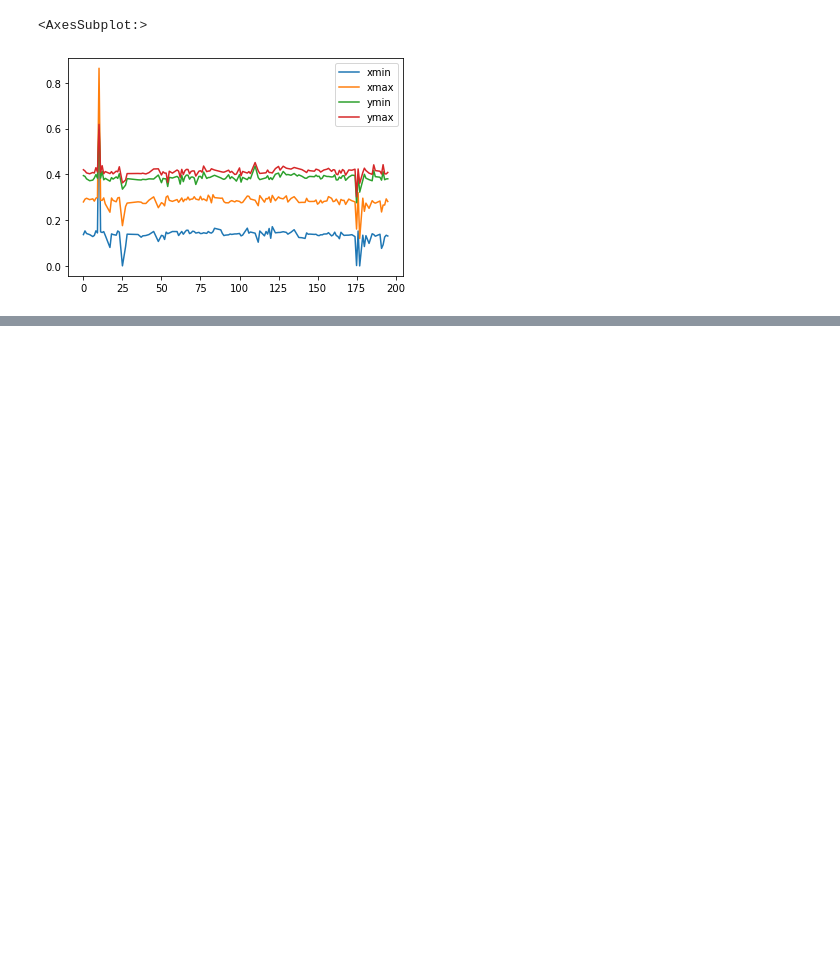
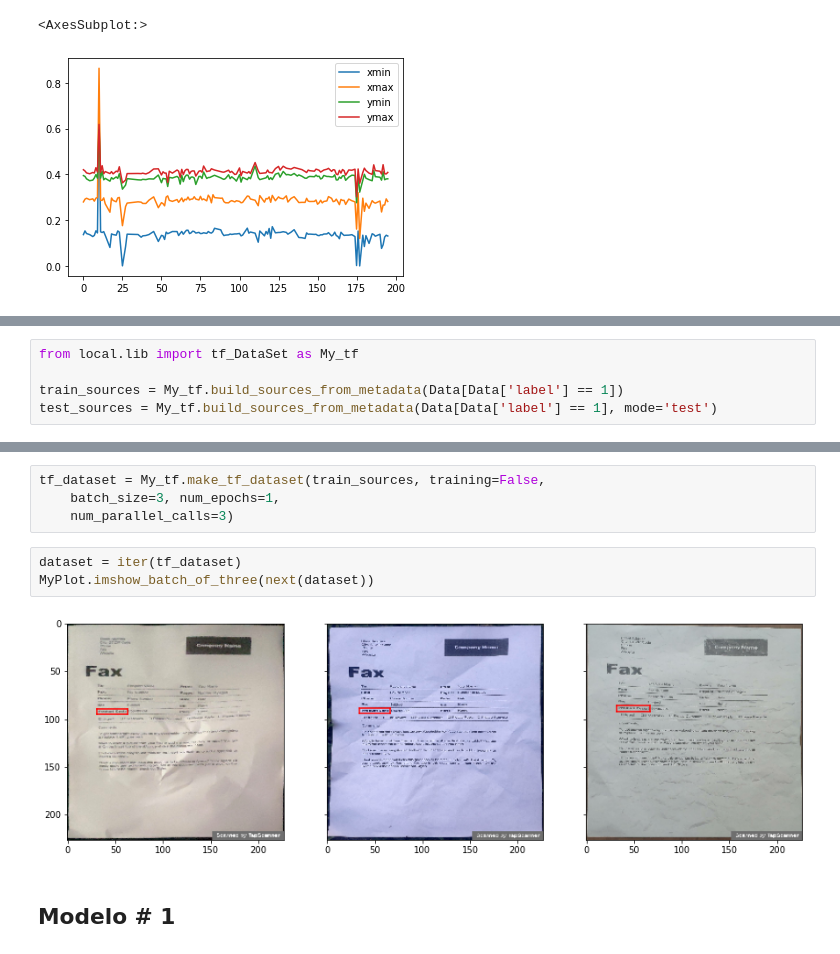
Before and after one commit to NILodio/EACD-MONOGRAFIA, a Jupyter notebook: 00_main.ipynb, the cells around one changed output, grey strips where cells are left out. Saved outputs shown, nothing was run; the diff lists cells and outputs as text; blank space fills up the shorter version.

```diff
--- a/00_main.ipynb
+++ b/00_main.ipynb
@@ -250,0 +82,5 @@ Exception: File `'local/data/lib/limyfile.py'` not found.
+# %%
+from local.lib import tf_DataSet as My_tf
+
+train_sources = My_tf.build_sources_from_metadata(Data[Data['label'] == 1])
+test_sources = My_tf.build_sources_from_metadata(Data[Data['label'] == 1], mode='test')
@@ -250,0 +89,11 @@ Exception: File `'local/data/lib/limyfile.py'` not found.
+# %%
+tf_dataset = My_tf.make_tf_dataset(train_sources, training=False,
+    batch_size=3, num_epochs=1,
+    num_parallel_calls=3)
+# %%
+dataset = iter(tf_dataset)
+MyPlot.imshow_batch_of_three(next(dataset))
+# %% [output]
+[figure, added]
+# %% [markdown]
+## Modelo # 1
```
Also changed, not shown: parts of 42 cells of this notebook, 4 other files.
